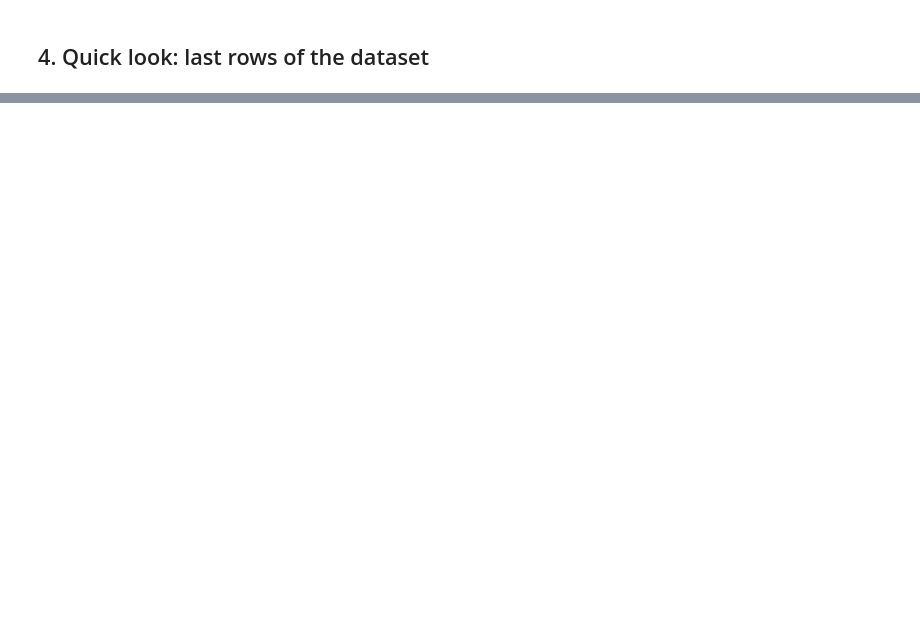
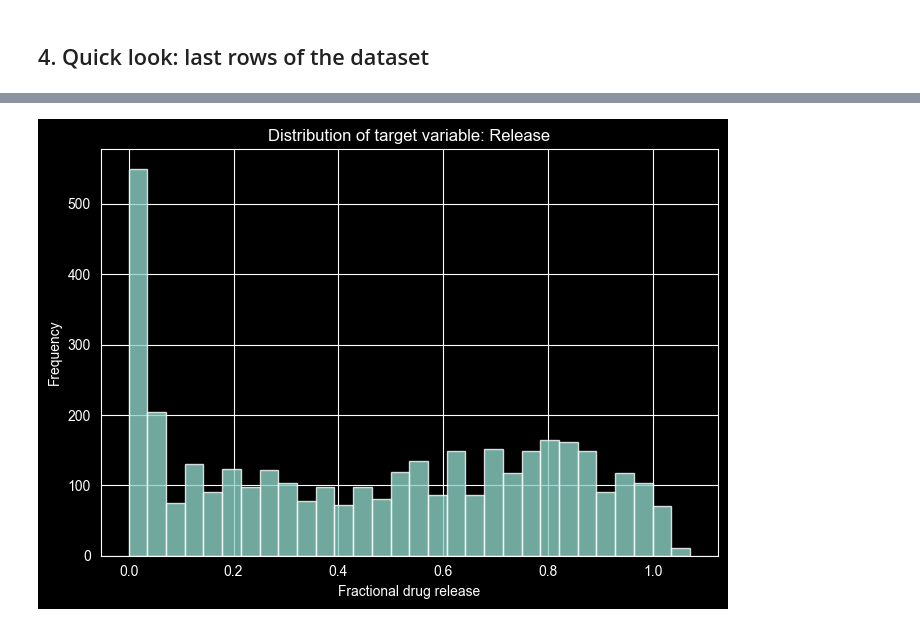
Before and after one commit to Helena94/adaprd, a Jupyter notebook: EDA.ipynb, the cells around one changed output, grey strips where cells are left out. Drawn from its saved outputs; the diff is of its cells as text; code cells hidden in the pictures; blank space fills up the shorter version.

```diff
--- a/EDA.ipynb
+++ b/EDA.ipynb
@@ -70,0 +102,22 @@ df.tail()
+# %%
+ID_COLS = ["Experimental_index", "DP_Group"]
+TARGET = "Release"
+EARLY_FEATURES = ["T=0.25", "T=0.5", "T=1.0"]
+
+# All numeric input columns except identifiers and target.
+ALL_FEATURES = [c for c in df.columns if c not in ID_COLS + [TARGET]]
+
+# Zero-shot: no early measured release values.
+ZERO_SHOT_FEATURES = [c for c in ALL_FEATURES if c not in EARLY_FEATURES]
+
+# Few-shot: includes early measured release values.
+FEW_SHOT_FEATURES = ALL_FEATURES.copy()
+
+print("All features:", ALL_FEATURES)
+print()
+print("Zero-shot features:", ZERO_SHOT_FEATURES)
+print()
+print("Few-shot features:", FEW_SHOT_FEATURES)
+print()
+print("Number of unique release profiles:", df["Experimental_index"].nunique())
+print("Number of unique drug-polymer groups:", df["DP_Group"].nunique())
@@ -70,0 +175,11 @@ df.tail()
+# %%
+plt.figure(figsize=(7, 5))
+plt.hist(df[TARGET], bins=30, alpha=0.8)
+plt.xlabel("Fractional drug release")
+plt.ylabel("Frequency")
+plt.title("Distribution of target variable: Release")
+plt.tight_layout()
+plt.savefig(os.path.join(OUTPUT_DIR, "target_distribution.png"), dpi=300)
+plt.show()
+# %% [output]
+[figure, added]
```
Also changed, not shown: parts of 17 cells of this notebook, 1 other file.
